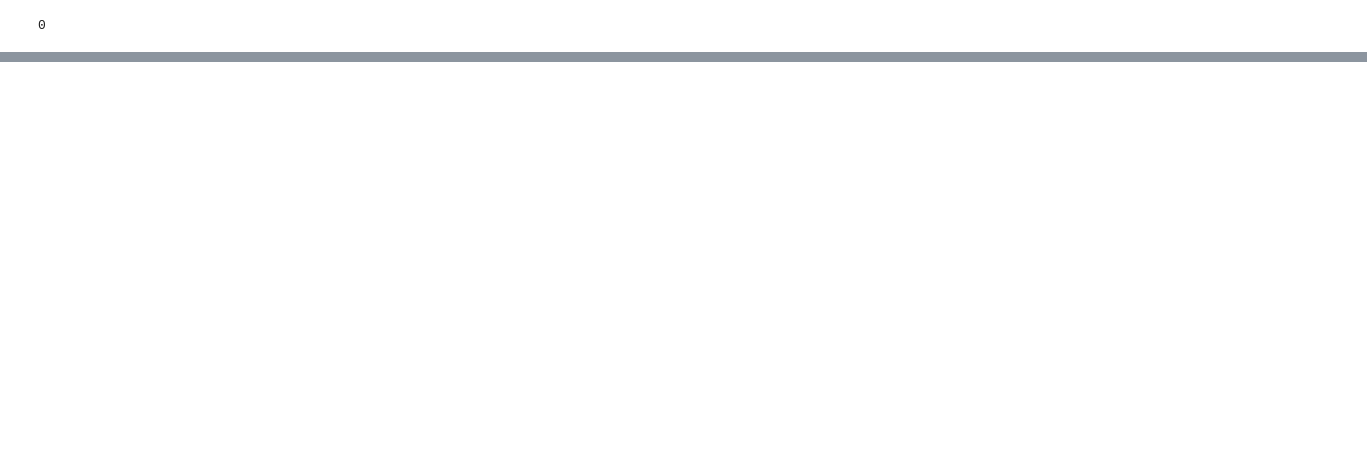
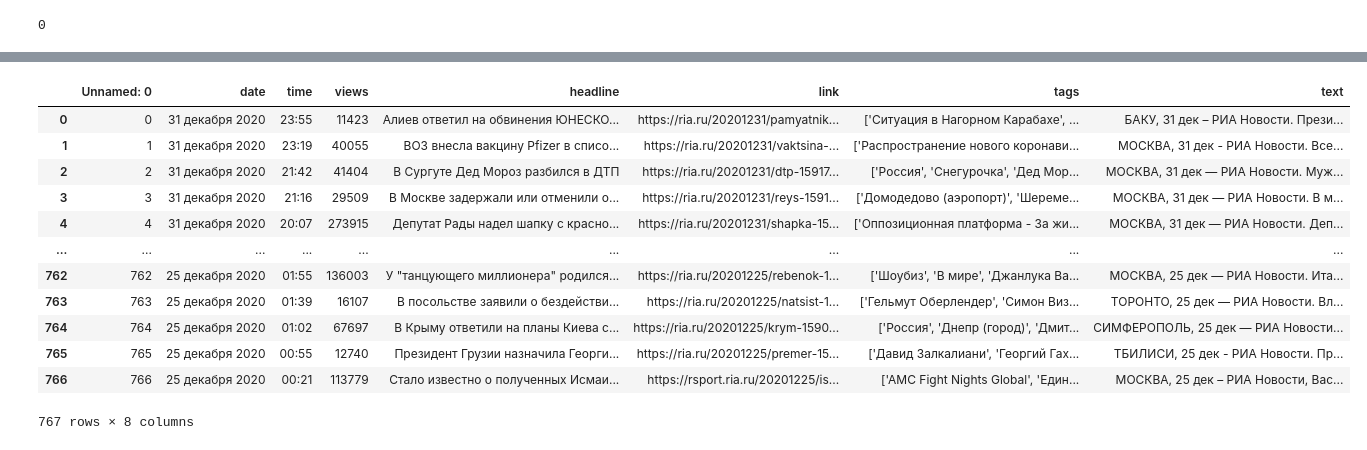
Before and after one commit to andreytsimbalov/Diplom, a Jupyter notebook: Parser_news.ipynb, the cells around one changed output, grey strips where cells are left out. Cells and saved outputs as stored; diff of their text form; code cells hidden in the pictures; blank space fills up the shorter version.

Commit message:
first_week_added

```diff
--- a/Parser_news.ipynb
+++ b/Parser_news.ipynb
@@ -178,0 +349,3 @@ plt.show()
+# %%
+data = pd.read_csv("last_week.csv")
+data.head()
@@ -178,0 +359,16 @@ plt.show()
+# %%
+data
+# %% [output]
+|  | Unnamed: 0 | date | time | views | headline | link | tags | text |
+| 0 | 0 | 31 декабря 2020 | 23:55 | 11423 | Алиев ответил на обвинения ЮНЕСКО... | https://ria.ru/20201231/pamyatnik... | ['Ситуация в Нагорном Карабахе', ... | БАКУ, 31 дек – РИА Новости. Прези... |
+| 1 | 1 | 31 декабря 2020 | 23:19 | 40055 | ВОЗ внесла вакцину Pfizer в списо... | https://ria.ru/20201231/vaktsina-... | ['Распространение нового коронави... | МОСКВА, 31 дек - РИА Новости. Все... |
+| 2 | 2 | 31 декабря 2020 | 21:42 | 41404 | В Сургуте Дед Мороз разбился в ДТП | https://ria.ru/20201231/dtp-15917... | ['Россия', 'Снегурочка', 'Дед Мор... | МОСКВА, 31 дек — РИА Новости. Муж... |
+| 3 | 3 | 31 декабря 2020 | 21:16 | 29509 | В Москве задержали или отменили о... | https://ria.ru/20201231/reys-1591... | ['Домодедово (аэропорт)', 'Шереме... | МОСКВА, 31 дек — РИА Новости. В м... |
+| 4 | 4 | 31 декабря 2020 | 20:07 | 273915 | Депутат Рады надел шапку с красно... | https://ria.ru/20201231/shapka-15... | ['Оппозиционная платформа - За жи... | МОСКВА, 31 дек — РИА Новости. Деп... |
+| ... | ... | ... | ... | ... | ... | ... | ... | ... |
+| 762 | 762 | 25 декабря 2020 | 01:55 | 136003 | У "танцующего миллионера" родился... | https://ria.ru/20201225/rebenok-1... | ['Шоубиз', 'В мире', 'Джанлука Ва... | МОСКВА, 25 дек — РИА Новости. Ита... |
+| 763 | 763 | 25 декабря 2020 | 01:39 | 16107 | В посольстве заявили о бездействи... | https://ria.ru/20201225/natsist-1... | ['Гельмут Оберлендер', 'Симон Виз... | ТОРОНТО, 25 дек — РИА Новости. Вл... |
+| 764 | 764 | 25 декабря 2020 | 01:02 | 67697 | В Крыму ответили на планы Киева с... | https://ria.ru/20201225/krym-1590... | ['Россия', 'Днепр (город)', 'Дмит... | СИМФЕРОПОЛЬ, 25 дек — РИА Новости... |
+| 765 | 765 | 25 декабря 2020 | 00:55 | 12740 | Президент Грузии назначила Георги... | https://ria.ru/20201225/premer-15... | ['Давид Залкалиани', 'Георгий Гах... | ТБИЛИСИ, 25 дек - РИА Новости. Пр... |
+| 766 | 766 | 25 декабря 2020 | 00:21 | 113779 | Стало известно о полученных Исмаи... | https://rsport.ria.ru/20201225/is... | ['AMC Fight Nights Global', 'Един... | МОСКВА, 25 дек – РИА Новости, Вас... |
+767 rows × 8 columns
```
Also changed, not shown: parts of 35 cells of this notebook, 2 other files.
